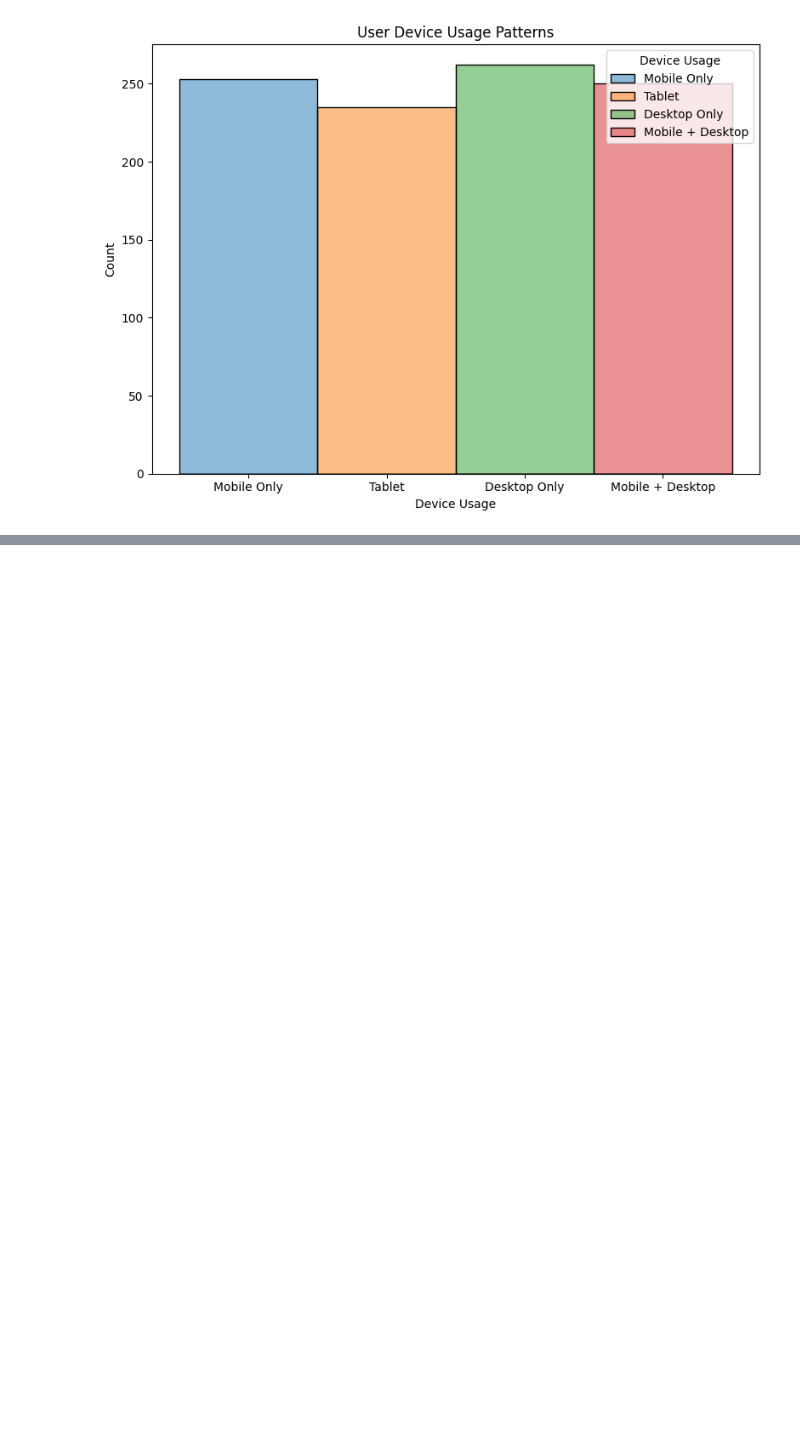
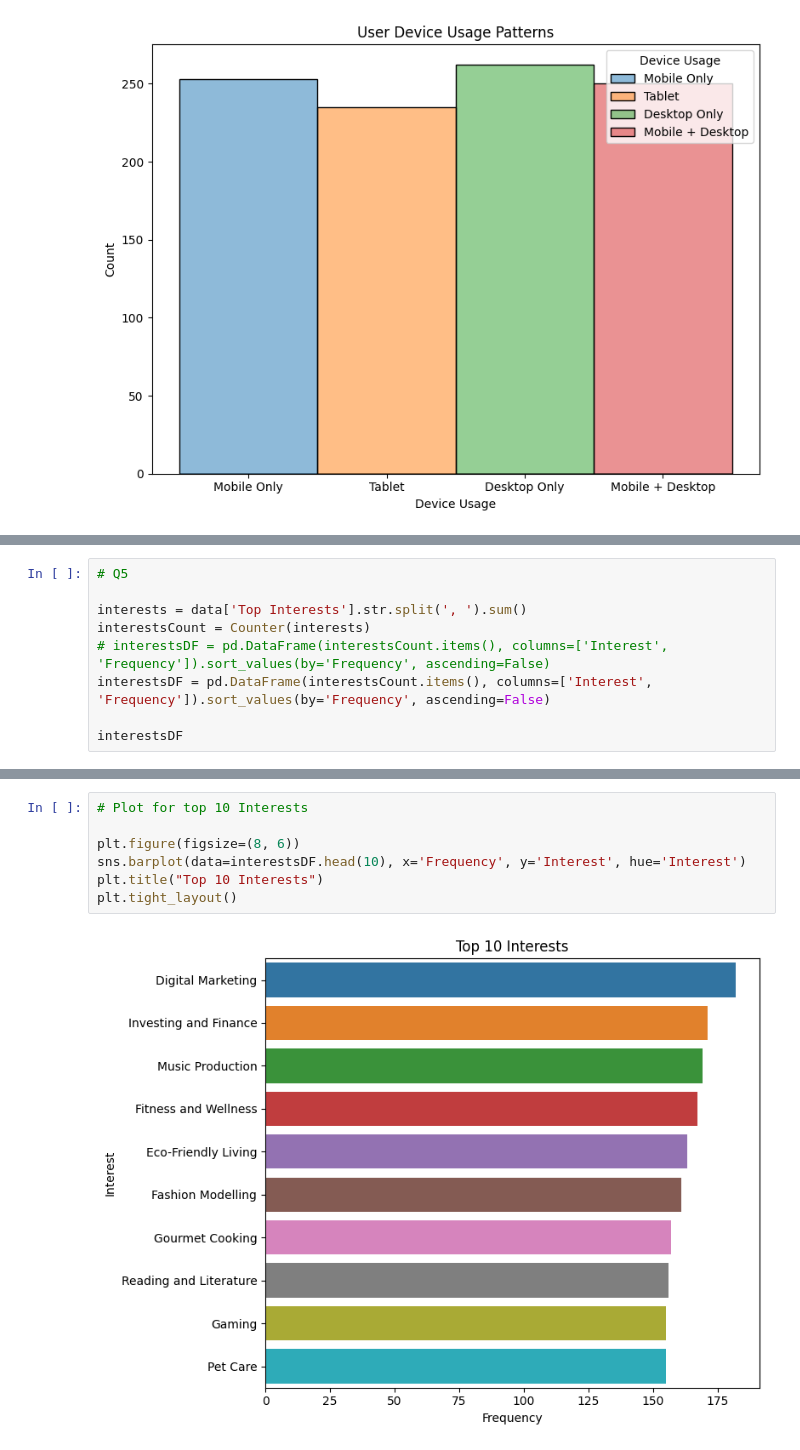
Before and after one commit to Sami-Razzaq/AICP, a Jupyter notebook: Task 3/task3.ipynb, the cells around one changed output, grey strips where cells are left out. Saved outputs shown, nothing was run; the diff lists cells and outputs as text; blank space fills up the shorter version.

```diff
--- a/Task 3/task3.ipynb
+++ b/Task 3/task3.ipynb
@@ -39,0 +76,9 @@ plt.tight_layout()
+# %%
+# Q5
+
+interests = data['Top Interests'].str.split(', ').sum()
+interestsCount = Counter(interests)
+# interestsDF = pd.DataFrame(interestsCount.items(), columns=['Interest', 'Frequency']).sort_values(by='Frequency', ascending=False)
+interestsDF = pd.DataFrame(interestsCount.items(), columns=['Interest', 'Frequency']).sort_values(by='Frequency', ascending=False)
+
+interestsDF
@@ -39,0 +103,9 @@ plt.tight_layout()
+# %%
+# Plot for top 10 Interests
+
+plt.figure(figsize=(8, 6))
+sns.barplot(data=interestsDF.head(10), x='Frequency', y='Interest', hue='Interest')
+plt.title("Top 10 Interests")
+plt.tight_layout()
+# %% [output]
+[figure, added]
```
Also changed, not shown: parts of 13 cells of this notebook, 1 other file.
